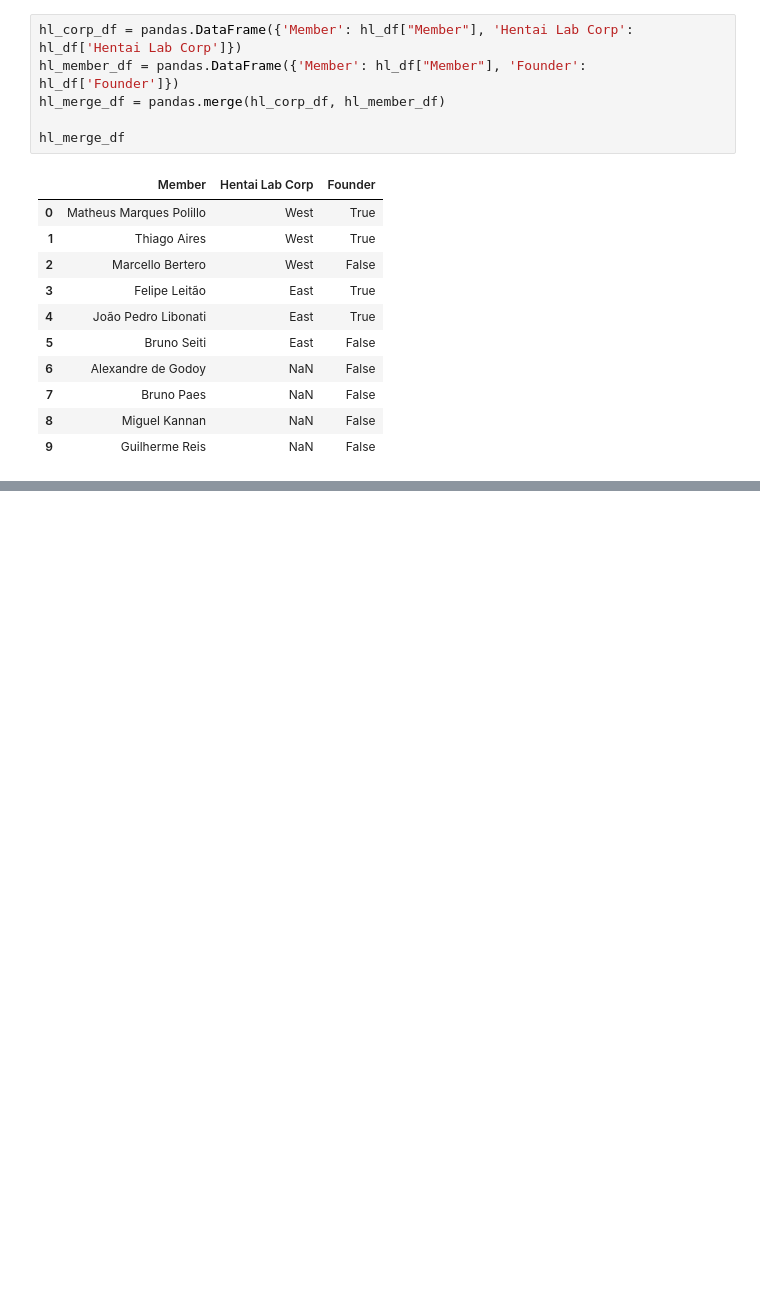
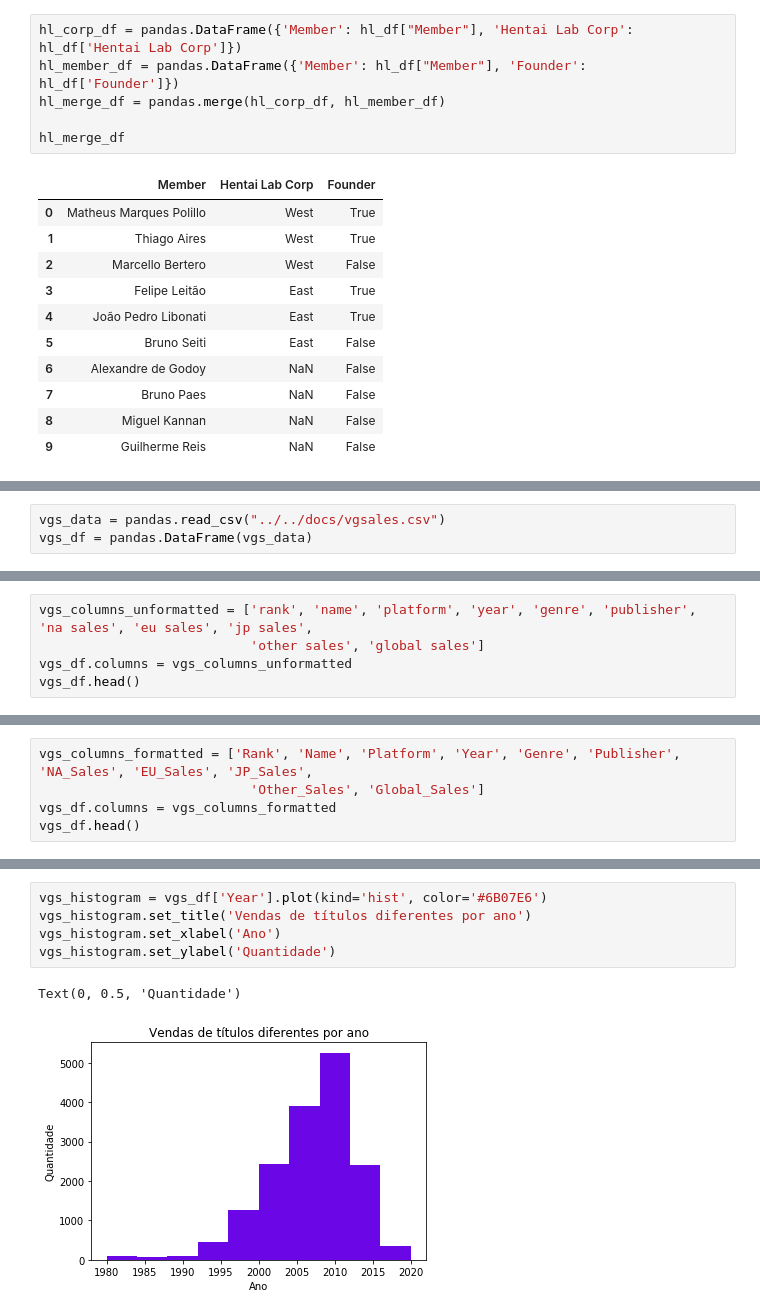
Before and after one commit to hentai-lab/Machine-Learning, a Jupyter notebook: notebooks/Atividades/Atividade - Pré-processamento de dados e análise descritiva.ipynb, the cells around one changed output, grey strips where cells are left out. Saved outputs shown, nothing was run; the diff lists cells and outputs as text; blank space fills up the shorter version.

```diff
--- a/notebooks/Atividades/Atividade - Pré-processamento de dados e análise descritiva.ipynb
+++ b/notebooks/Atividades/Atividade - Pré-processamento de dados e análise descritiva.ipynb
@@ -430,0 +625,3 @@ hl_merge_df
+# %%
+vgs_data = pandas.read_csv("../../docs/vgsales.csv")
+vgs_df = pandas.DataFrame(vgs_data)
@@ -430,0 +647,5 @@ hl_merge_df
+# %%
+vgs_columns_unformatted = ['rank', 'name', 'platform', 'year', 'genre', 'publisher', 'na sales', 'eu sales', 'jp sales',
+                           'other sales', 'global sales']
+vgs_df.columns = vgs_columns_unformatted
+vgs_df.head()
@@ -430,0 +667,5 @@ hl_merge_df
+# %%
+vgs_columns_formatted = ['Rank', 'Name', 'Platform', 'Year', 'Genre', 'Publisher', 'NA_Sales', 'EU_Sales', 'JP_Sales',
+                           'Other_Sales', 'Global_Sales']
+vgs_df.columns = vgs_columns_formatted
+vgs_df.head()
@@ -430,0 +732,8 @@ hl_merge_df
+# %%
+vgs_histogram = vgs_df['Year'].plot(kind='hist', color='#6B07E6')
+vgs_histogram.set_title('Vendas de títulos diferentes por ano')
+vgs_histogram.set_xlabel('Ano')
+vgs_histogram.set_ylabel('Quantidade')
+# %% [output]
+Text(0, 0.5, 'Quantidade')
+[figure, added]
```
Also changed, not shown: parts of 60 cells of this notebook, 2 other files.
